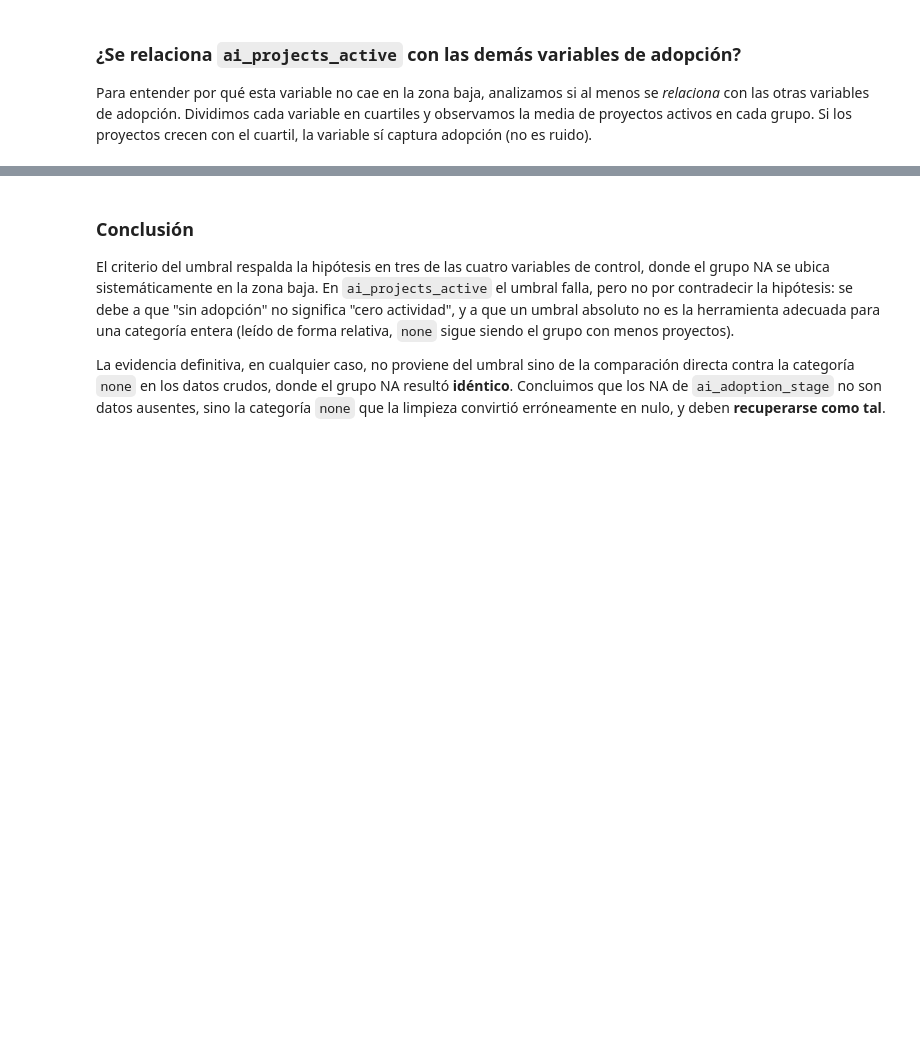
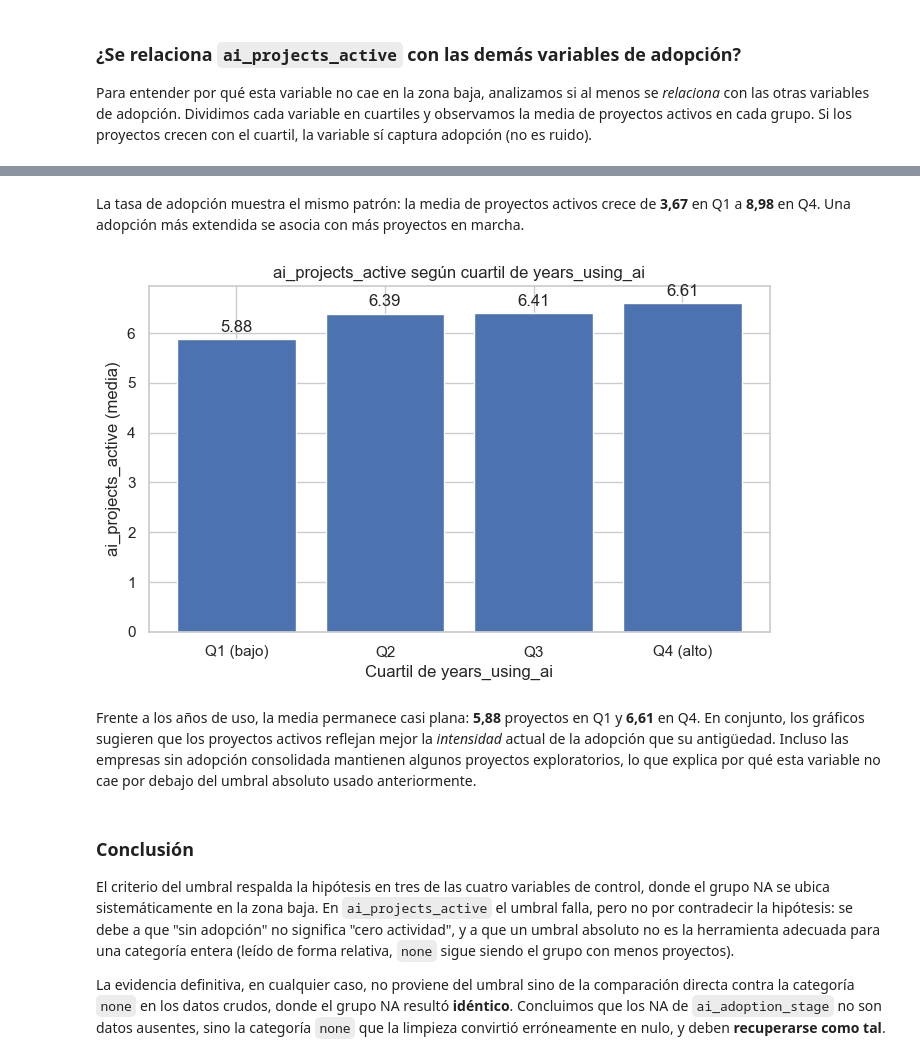
Before and after one commit to Ericsig/DiploDatos, a Jupyter notebook: notebook/eda_notebook.ipynb, the cells around one changed output, grey strips where cells are left out. Saved outputs shown, nothing was run; the diff lists cells and outputs as text; code cells hidden in the pictures; blank space fills up the shorter version.

```diff
--- a/notebook/eda_notebook.ipynb
+++ b/notebook/eda_notebook.ipynb
@@ -1093,3 +1135,20 @@ adoptado IA—, y esa base impide que crucen un umbral absoluto tan bajo.
+# %% [markdown]
+La tasa de adopción muestra el mismo patrón: la media de proyectos activos crece de
+**3,67** en Q1 a **8,98** en Q4. Una adopción más extendida se asocia con más
+proyectos en marcha.
+# %%
+fig, ax = plt.subplots(figsize=(7, 4.5))
+barras_por_cuartil(company_limpio, 'years_using_ai', y, ax)
+plt.tight_layout()
+plt.show()
+# %% [output]
+[figure, added]
+# %% [markdown]
+Frente a los años de uso, la media permanece casi plana: **5,88** proyectos en Q1 y
+**6,61** en Q4. En conjunto, los gráficos sugieren que los proyectos activos reflejan
+mejor la *intensidad* actual de la adopción que su antigüedad. Incluso las empresas sin
+adopción consolidada mantienen algunos proyectos exploratorios, lo que explica por qué
+esta variable no cae por debajo del umbral absoluto usado anteriormente.
 # %% [markdown]
 ### Conclusión
 
```
Also changed, not shown: parts of 79 cells of this notebook.
